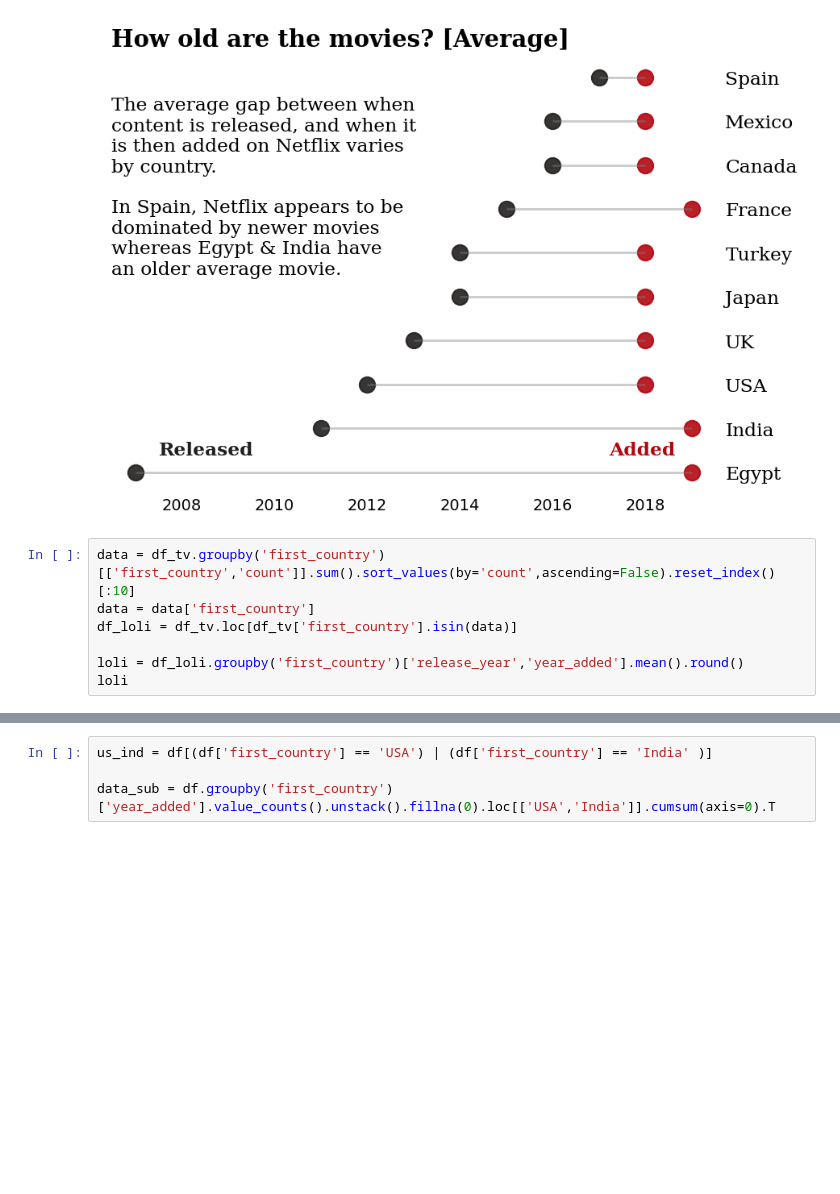
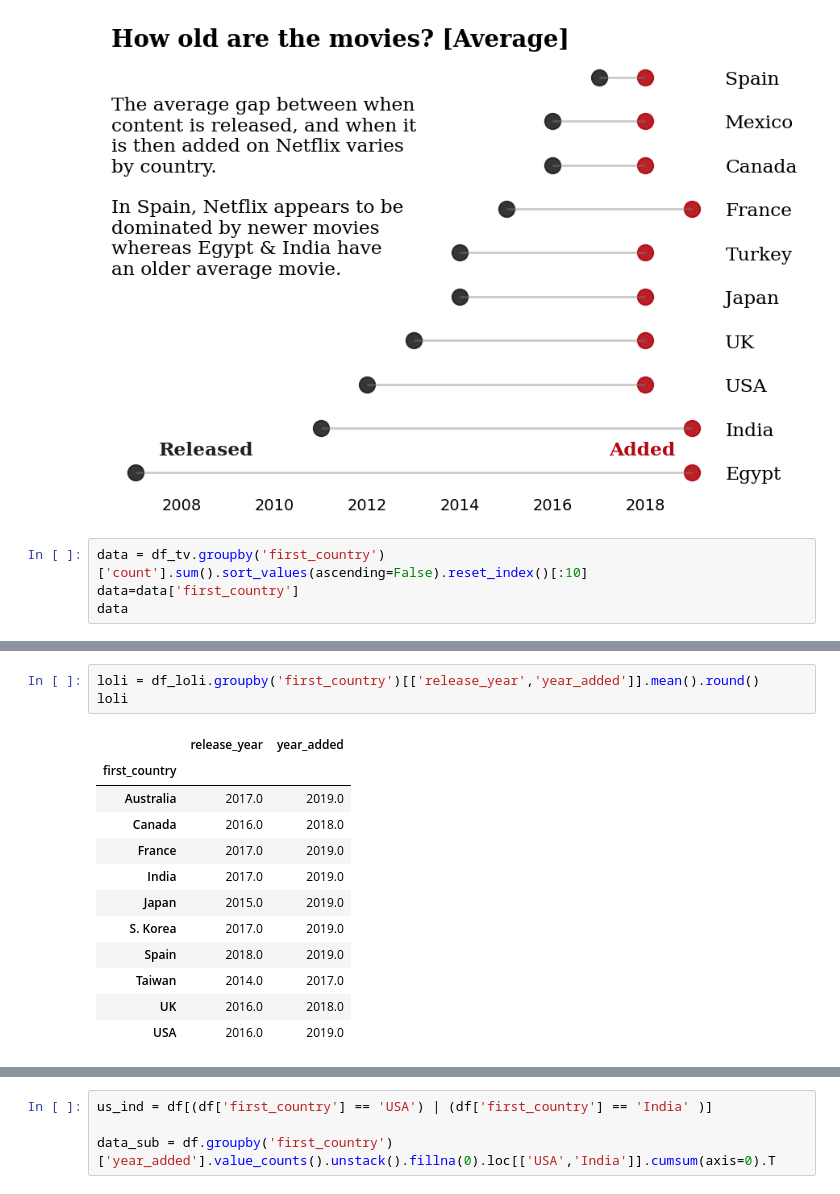
Before and after one commit to cagBRT/Intro-to-Programming-with-Python, a Jupyter notebook: I5b_Intermediate_MatPlotLib_2.ipynb, the cells around one changed output, grey strips where cells are left out. Drawn from its saved outputs; the diff is of its cells as text; blank space fills up the shorter version.

```diff
--- a/I5b_Intermediate_MatPlotLib_2.ipynb
+++ b/I5b_Intermediate_MatPlotLib_2.ipynb
@@ -1112,9 +1111,6 @@ plt.show()
 # %% [output]
 [figure]
 # %%
-data = df_tv.groupby('first_country')[['first_country','count']].sum().sort_values(by='count',ascending=False).reset_index()[:10]
-data = data['first_country']
-df_loli = df_tv.loc[df_tv['first_country'].isin(data)]
-
-loli = df_loli.groupby('first_country')['release_year','year_added'].mean().round()
-loli
+data = df_tv.groupby('first_country')['count'].sum().sort_values(ascending=False).reset_index()[:10]
+data=data['first_country']
+data
@@ -1121,3 +1146,19 @@ loli
+# %%
+loli = df_loli.groupby('first_country')[['release_year','year_added']].mean().round()
+loli
+# %% [output]
+|  | release_year | year_added |
+| first_country |  |  |
+| Australia | 2017.0 | 2019.0 |
+| Canada | 2016.0 | 2018.0 |
+| France | 2017.0 | 2019.0 |
+| India | 2017.0 | 2019.0 |
+| Japan | 2015.0 | 2019.0 |
+| S. Korea | 2017.0 | 2019.0 |
+| Spain | 2018.0 | 2019.0 |
+| Taiwan | 2014.0 | 2017.0 |
+| UK | 2016.0 | 2018.0 |
+| USA | 2016.0 | 2019.0 |
 # %%
 # Reorder it following the values of the first value:
 ordered_df = loli.sort_values(by='release_year')
```
Also changed, not shown: parts of 5 cells of this notebook.
